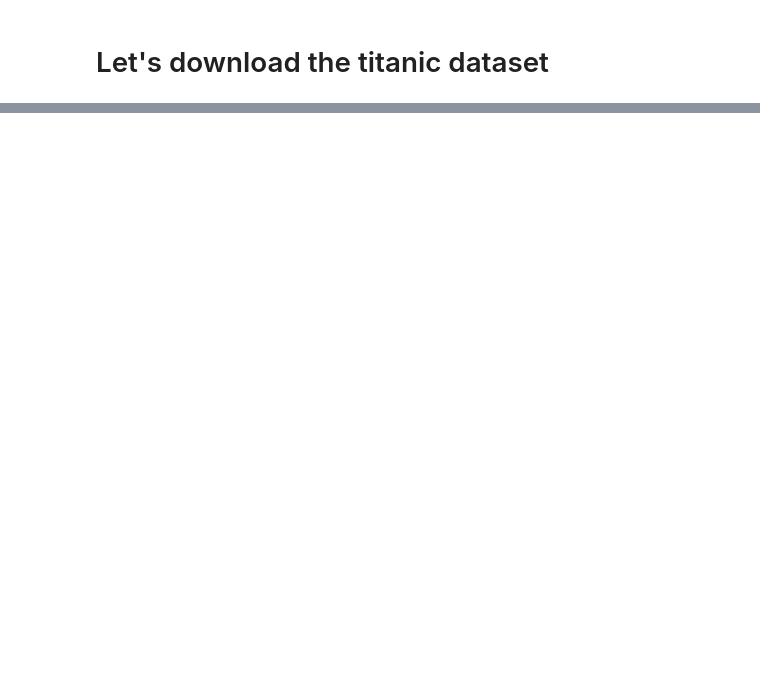
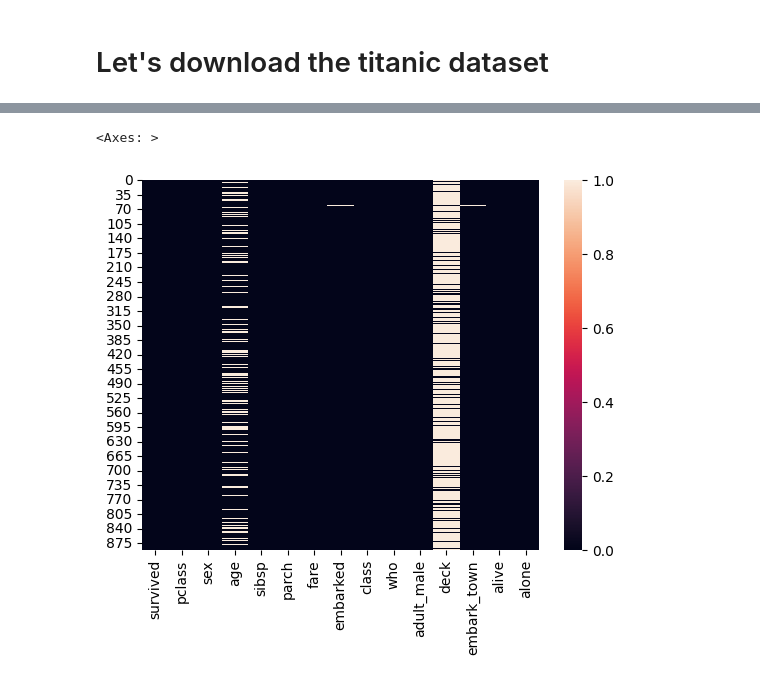
Before and after one commit to uzairafridi00/machine-learning, a Jupyter notebook: python_for_data_science_mentorship_program/01_pandas_tips_tricks/01_pandas.ipynb, the cells around one changed output, grey strips where cells are left out. Drawn from its saved outputs; the diff is of its cells as text; code cells hidden in the pictures; blank space fills up the shorter version.

```diff
--- a/python_for_data_science_mentorship_program/01_pandas_tips_tricks/01_pandas.ipynb
+++ b/python_for_data_science_mentorship_program/01_pandas_tips_tricks/01_pandas.ipynb
@@ -135,0 +234,8 @@ df.head()
+# %%
+# using heatmap to visualize the missing values in columns
+sns.heatmap(df.isnull())
+
+# when we have alot of missing values in a column, it is better to delete that column
+# %% [output]
+<Axes: >
+[figure, added]
```
Also changed, not shown: parts of 30 cells of this notebook, 2 other files.
